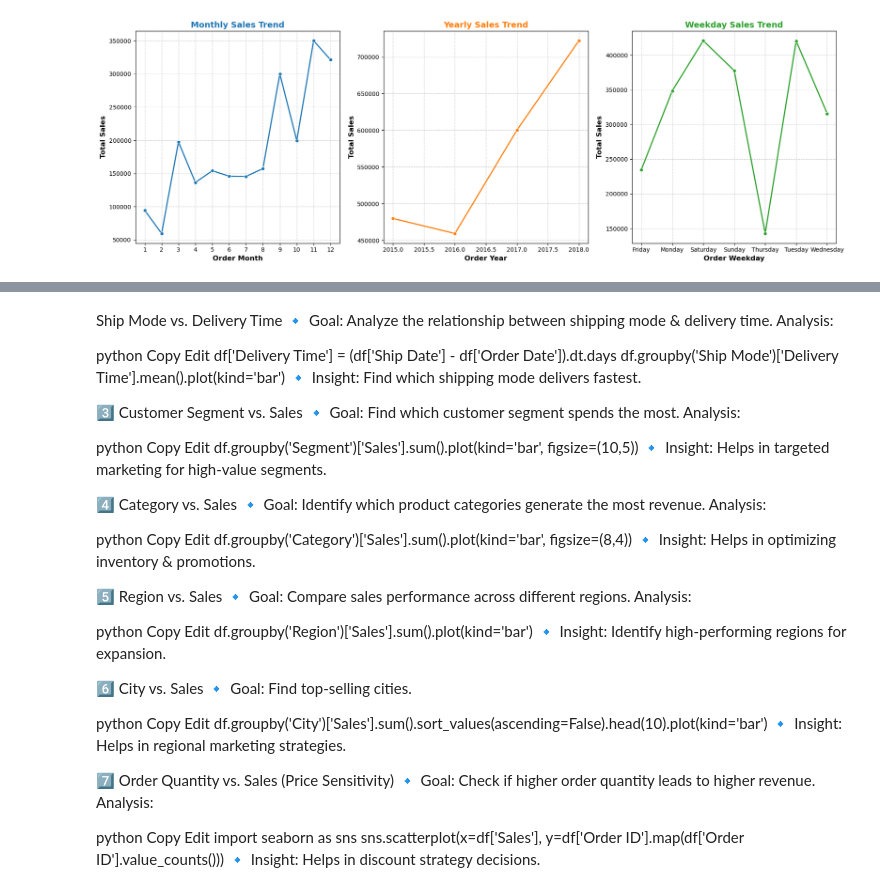
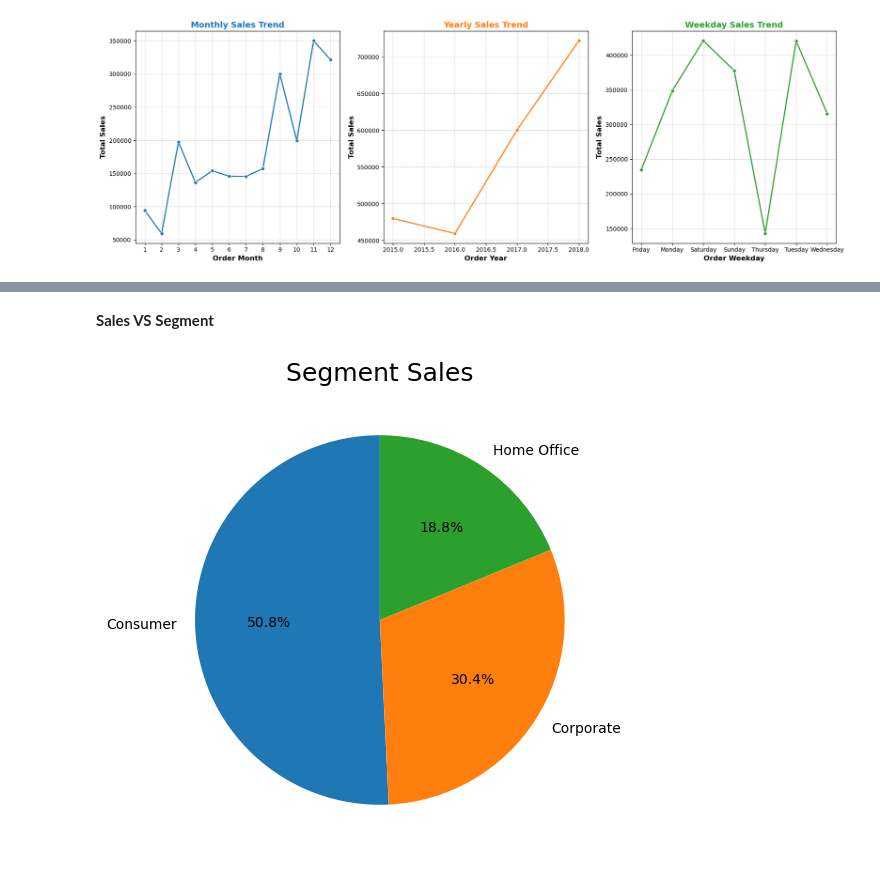
Before and after one commit to danisharain12/Exploratory-Data-Analysis-Projects, a Jupyter notebook: USA Super Store Sales Analysis/Super Store Sales Analysis.ipynb, the cells around one changed output, grey strips where cells are left out. Saved outputs shown, nothing was run; the diff lists cells and outputs as text; code cells hidden in the pictures.

Commit message:
Update Super Store Sales Analysis

```diff
--- a/USA Super Store Sales Analysis/Super Store Sales Analysis.ipynb
+++ b/USA Super Store Sales Analysis/Super Store Sales Analysis.ipynb
@@ -516,64 +519,16 @@ plt.show()
 - Identify successful marketing strategies post-2016.
 - Use historical data to find demand patterns and optimize future strategies.
 -------------
-# %% [markdown]
- Ship Mode vs. Delivery Time
-🔹 Goal: Analyze the relationship between shipping mode & delivery time.
-Analysis:
-
-python
-Copy
-Edit
-df['Delivery Time'] = (df['Ship Date'] - df['Order Date']).dt.days
-df.groupby('Ship Mode')['Delivery Time'].mean().plot(kind='bar')
-🔹 Insight: Find which shipping mode delivers fastest.
-
-3️⃣ Customer Segment vs. Sales
-🔹 Goal: Find which customer segment spends the most.
-Analysis:
-
-python
-Copy
-Edit
-df.groupby('Segment')['Sales'].sum().plot(kind='bar', figsize=(10,5))
-🔹 Insight: Helps in targeted marketing for high-value segments.
-
-4️⃣ Category vs. Sales
-🔹 Goal: Identify which product categories generate the most revenue.
-Analysis:
-
-python
-Copy
-Edit
-df.groupby('Category')['Sales'].sum().plot(kind='bar', figsize=(8,4))
-🔹 Insight: Helps in optimizing inventory & promotions.
-
-5️⃣ Region vs. Sales
-🔹 Goal: Compare sales performance across different regions.
-Analysis:
-
-python
-Copy
-Edit
-df.groupby('Region')['Sales'].sum().plot(kind='bar')
-🔹 Insight: Identify high-performing regions for expansion.
-
-6️⃣ City vs. Sales
-🔹 Goal: Find top-selling cities.
-
-python
-Copy
-Edit
-df.groupby('City')['Sales'].sum().sort_values(ascending=False).head(10).plot(kind='bar')
-🔹 Insight: Helps in regional marketing strategies.
-
-7️⃣ Order Quantity vs. Sales (Price Sensitivity)
-🔹 Goal: Check if higher order quantity leads to higher revenue.
-Analysis:
-
-python
-Copy
-Edit
-import seaborn as sns
-sns.scatterplot(x=df['Sales'], y=df['Order ID'].map(df['Order ID'].value_counts()))
-🔹 Insight: Helps in discount strategy decisions.
+# %% [markdown]
+**Sales VS Segment**
+# %%
+plt.figure(figsize=(12,6))
+plt.subplot(1,1,1)
+
+segment = df.groupby('Segment')['Sales'].sum()
+
+plt.pie(segment, labels=segment.index, autopct='%1.1f%%', startangle=90)
+plt.title('Segment Sales', fontsize=18)
+plt.show()
+# %% [output]
+[figure, added]
```
Also changed, not shown: parts of 25 cells of this notebook.
